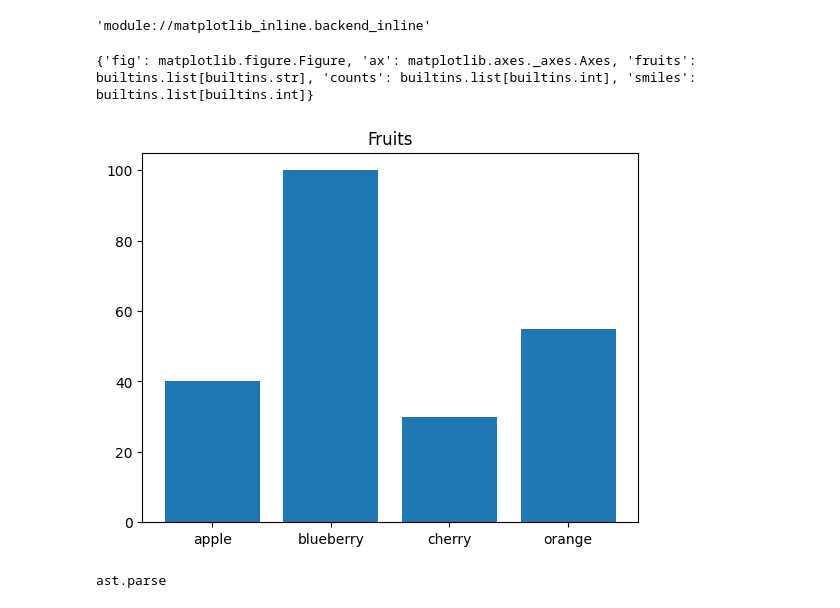
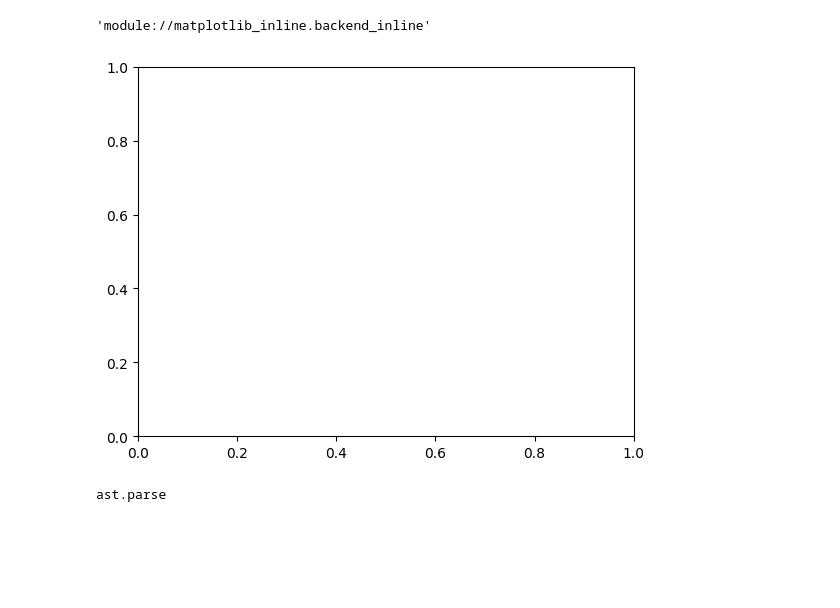
Before and after one commit to brianhempel/sketch-n-plot, a Jupyter notebook: Sketch-n-Plot.ipynb, the cells around one changed output. Drawn from its saved outputs; the diff is of its cells as text; code cells hidden in the pictures; blank space fills up the shorter version.

```diff
--- a/Sketch-n-Plot.ipynb
+++ b/Sketch-n-Plot.ipynb
@@ -55,23 +55,14 @@ execfile("snp.py")
 # %%
 plt.ioff() # Someday I will figure out how to supress the extra plot
 fig, ax = plt.subplots()
 
 fruits = ['apple', 'blueberry', 'cherry', 'orange']
 counts = [40, 100, 30, 55]
-smiles = [1,23,10,100]
-
-
-
-
-
-ax.bar(fruits, counts)
-ax.set_title("Fruits")
-ax.set_xlabel("")
+ax.set_title("")
 
 SNP(fig, locals(), cell_lineno, provenance_is_off_by_n_lines, notebook_code_through_cell, user_names=set(re.compile(r'\b').split(cell_code)))
 # %% [output]
-{'fig': matplotlib.figure.Figure, 'ax': matplotlib.axes._axes.Axes, 'fruits': builtins.list[builtins.str], 'counts': builtins.list[builtins.int], 'smiles': builtins.list[builtins.int]}
-[figure, old version]
+[figure, new version]
 # %%
 ast.parse("\"asdf\"").body[0].value
 # %% [output]
```
Also changed, not shown: 4 other files.
